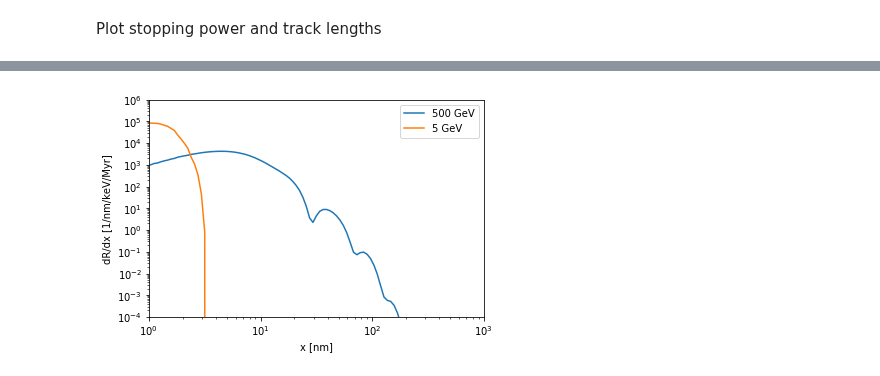
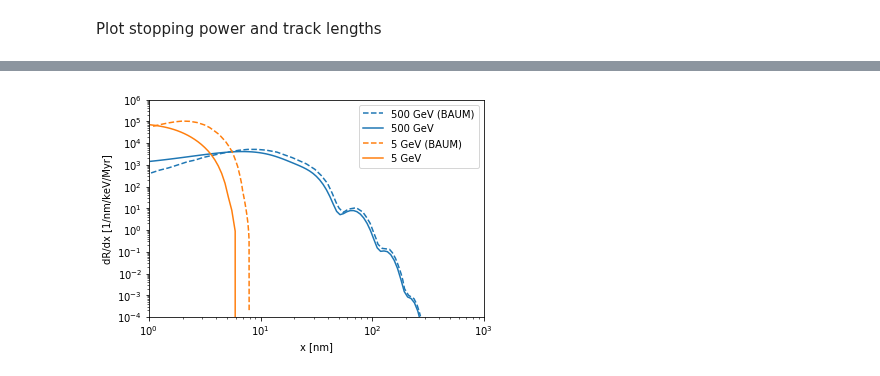
Before and after one commit to tedwards2412/paleo_detectors, a Jupyter notebook: Notebooks/Spectral_lim.ipynb, the cells around one changed output, grey strips where cells are left out. Cells and saved outputs as stored; diff of their text form; code cells hidden in the pictures.

```diff
--- a/Notebooks/Spectral_lim.ipynb
+++ b/Notebooks/Spectral_lim.ipynb
@@ -191,6 +192,11 @@ dEdx_data_Au *= 1.e-3 # Convert keV/micro_m to keV/nm
 dEdx_data_Ag *= 1.e-3 # Convert keV/micro_m to keV/nm
 dEdx_data_Te *= 1.e-3 # Convert keV/micro_m to keV/nm
 
+#Comment out the next 3 lines to use the tabulated track lengths from SRIM
+x_Au = cumtrapz(1/dEdx_data_Au,x=E_Au, initial=0)
+x_Ag = cumtrapz(1/dEdx_data_Ag,x=E_Ag, initial=0)
+x_Te = cumtrapz(1/dEdx_data_Te,x=E_Te, initial=0)
+
 Etox_Au = interp1d(E_Au, x_Au, fill_value='extrapolate')
 Etox_Ag = interp1d(E_Ag, x_Ag, fill_value='extrapolate')
 Etox_Te = interp1d(E_Te, x_Te, fill_value='extrapolate')
@@ -255,33 +288,41 @@ ratio_nuclei_Syl = dict(zip(nuclei_Syl, Syl_abun))
 #     for i, nuc in enumerate(nuclei_Syl):
 #         xtemp = Etox_nuclei_Syl[nuc](E)
 #         dRdx_nuc = DMU.dRdE_standard(E, Syl_p[i], Syl_n[i], m, sigma)*dEdx_nuclei_Syl[nuc](xtemp)
 #         temp_interp = interp1d(xtemp, dRdx_nuc, fill_value='extrapolate')
 #         dRdx += ratio_nuclei_Syl[nuc]*temp_interp(x)
 #     return dRdx
 
 def dRdx_Syl(x, sigma, m):
     # E in keV, sigma in cm^2, mass in GeV
     dRdx = np.zeros_like(x)
     for i, nuc in enumerate(nuclei_Syl):
         Etemp = xtoE_nuclei_Syl[nuc](x)
         dRdx_nuc = DMU.dRdE_standard(Etemp, Syl_p[i], Syl_n[i], m, sigma)*dEdx_nuclei_Syl[nuc](x)
         #temp_interp = interp1d(xtemp, dRdx_nuc, fill_value='extrapolate')
         dRdx += ratio_nuclei_Syl[nuc]*dRdx_nuc
     return dRdx
 
 #NB: There was a missing factor of 365 to go from (per day) -> (per year)
 
 dRdx_Syl500 = dRdx_Syl(x_c, 1e-45, 500)
 dRdx_Syl5 = dRdx_Syl(x_c, 1e-45, 5)
 # dRdx_Syl500 = dRdx_Syl(x_c, E_list,1e-45, 500)
 # dRdx_Syl5 = dRdx_Syl(x_c, E_list,1e-45, 5)
-plt.loglog(x_c, dRdx_Syl500*1e6*365, label="500 GeV")
-plt.loglog(x_c, dRdx_Syl5*1e6*365, label="5 GeV")
+
+x, dRdx = np.loadtxt("../Data/Sylvanite_500GeV.txt", unpack=True)
+plt.loglog(x, dRdx, label="500 GeV (BAUM)", color='C0', linestyle='--')
+plt.loglog(x_c, dRdx_Syl500*1e6*365, label="500 GeV", color='C0')
+
+x, dRdx = np.loadtxt("../Data/Sylvanite_5GeV.txt", unpack=True)
+plt.loglog(x, dRdx, label="5 GeV (BAUM)", color='C1', linestyle='--')
+plt.loglog(x_c, dRdx_Syl5*1e6*365, label="5 GeV", color='C1')
+
+
 plt.legend()
 plt.ylabel("dR/dx [1/nm/keV/Myr]")
 plt.xlabel("x [nm]")
 plt.ylim(1e-4,1e6)
 plt.xlim(1,1000)
 plt.show()
 # %% [output]
-[figure, old version]
+[figure, new version]
```
Also changed, not shown: parts of 4 cells of this notebook, 2 other files.
